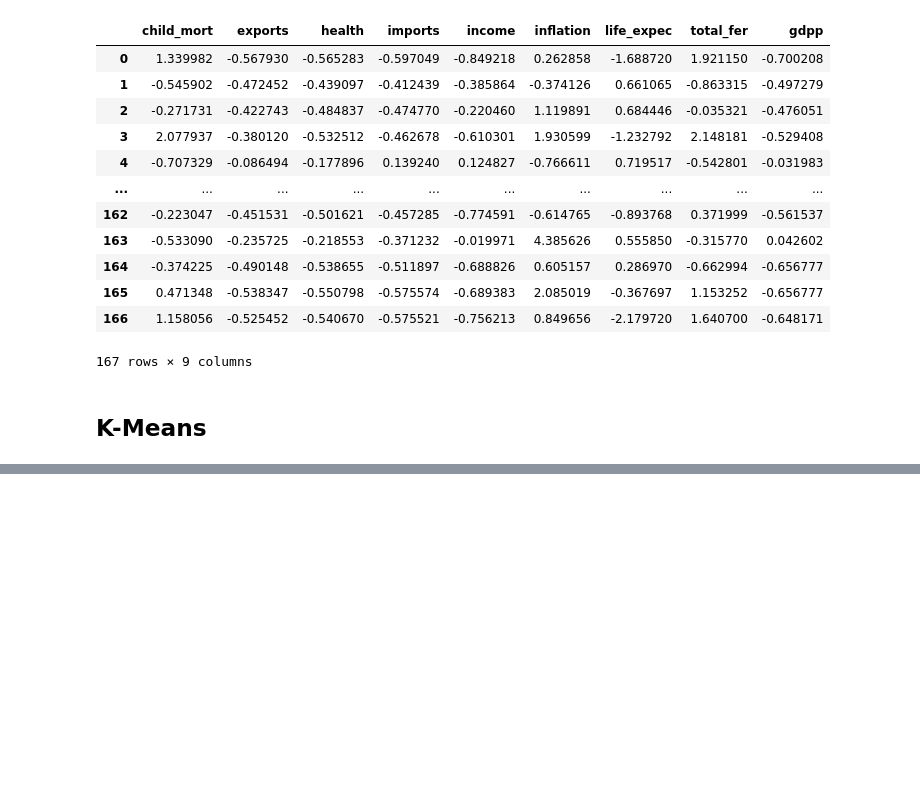
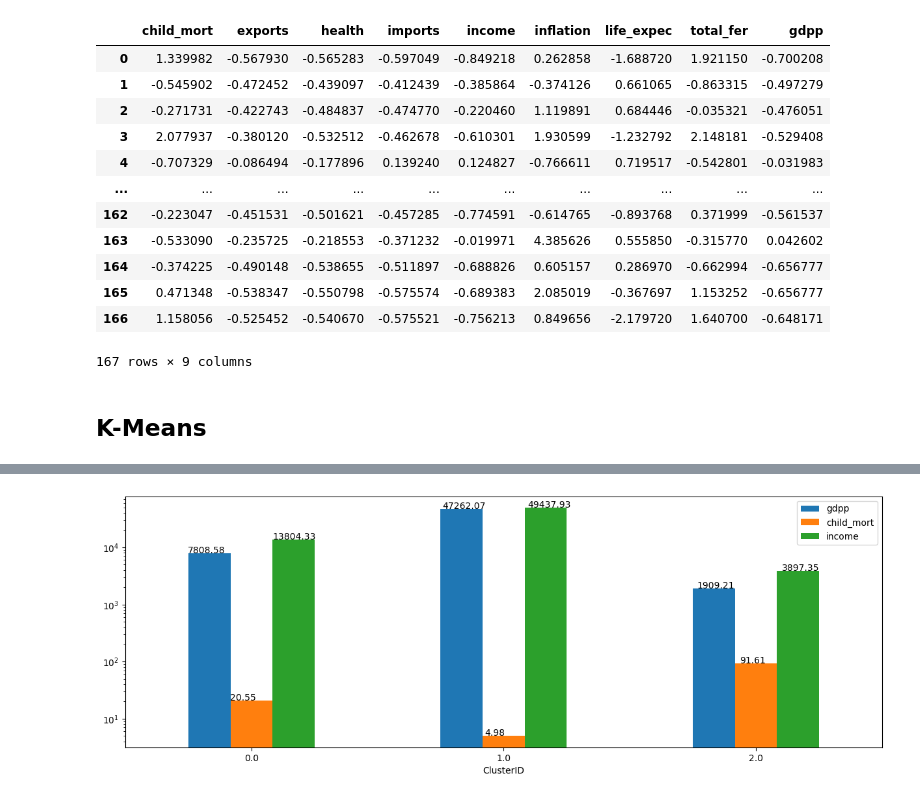
Before and after one commit to Sumay010306/GIT3-MRM, a Jupyter notebook: TASK-10.ipynb, the cells around one changed output, grey strips where cells are left out. Drawn from its saved outputs; the diff is of its cells as text; code cells hidden in the pictures; blank space fills up the shorter version.

```diff
--- a/TASK-10.ipynb
+++ b/TASK-10.ipynb
@@ -646,0 +850,3 @@ df
+# %%
+tempdf['ClusterID']=labels
+tempdf
@@ -646,0 +914,10 @@ df
+# %%
+ax=tempdf[['gdpp','child_mort','income','ClusterID']].groupby('ClusterID').mean().plot(kind = 'bar',figsize = (15,5))
+
+for p in ax.patches:
+    ax.annotate(str(round(p.get_height(),2)), (p.get_x() * 1.01 , p.get_height() * 1.01))
+plt.yscale('log')
+plt.xticks(rotation=0)
+plt.show()
+# %% [output]
+[figure, added]
```
Also changed, not shown: parts of 21 cells of this notebook.
